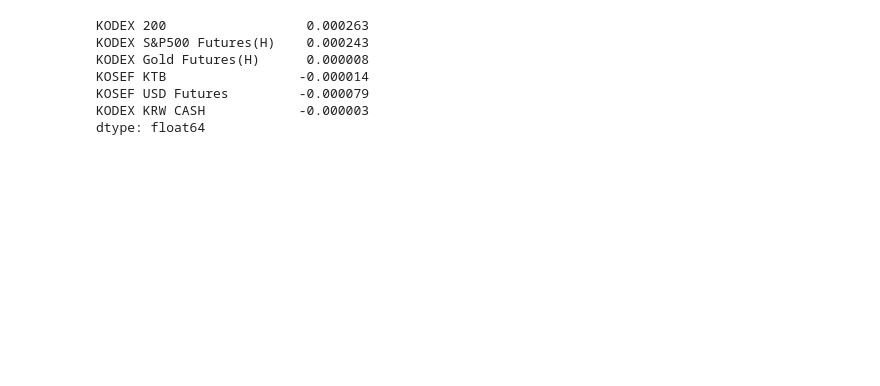
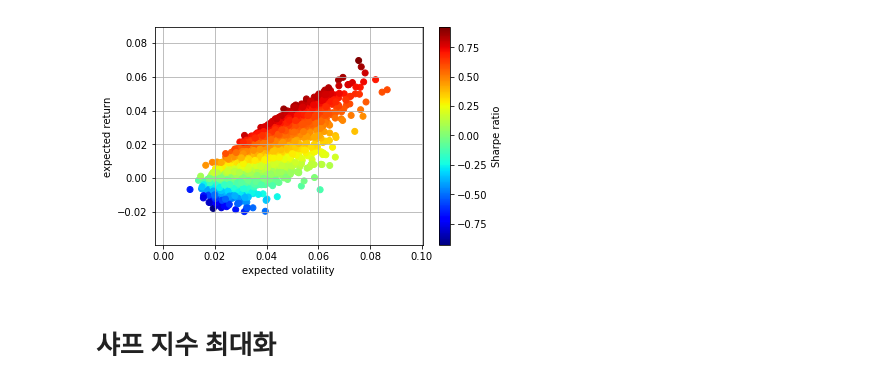
Before and after one commit to hatter30/tf_finance, a Jupyter notebook: analysis.ipynb, the cells around one changed output. Cells and saved outputs as stored; diff of their text form; code cells hidden in the pictures; blank space fills up the shorter version.

```diff
--- a/analysis.ipynb
+++ b/analysis.ipynb
@@ -17,10 +16,27 @@ daily_change = pct_change(df)
-# %%
-daily_change.mean()
-# %% [output]
-KODEX 200                  0.000263
-KODEX S&P500 Futures(H)    0.000243
-KODEX Gold Futures(H)      0.000008
-KOSEF KTB                 -0.000014
-KOSEF USD Futures         -0.000079
-KODEX KRW CASH            -0.000003
-dtype: float64
+# %%
+rets = np.log(df / df.shift(-1))
+# %%
+noa = df.shape[1]
+# %%
+weights = np.random.random(noa)
+weights /= np.sum(weights)
+# %%
+prets = []
+pvols = []
+for p in range (2500):
+    weights = np.random.random(noa)
+    weights /= np.sum(weights)
+    prets.append(np.sum(rets.mean() * weights) * 252)
+    pvols.append(np.sqrt(np.dot(weights.T,
+                        np.dot(rets.cov() * 252, weights))))
+prets = np.array(prets)
+pvols = np.array(pvols)
+# %%
+plt.scatter(pvols, prets, c=prets/pvols, marker='o', cmap=mpl.cm.jet)
+plt.grid(True)
+plt.xlabel('expected volatility')
+plt.ylabel('expected return')
+plt.colorbar(label='Sharpe ratio')
+plt.show()
+# %% [output]
+[figure, added]
@@ -26,0 +49,2 @@ dtype: float64
+# %% [markdown]
+# 샤프 지수 최대화
```
Also changed, not shown: parts of 22 cells of this notebook.
